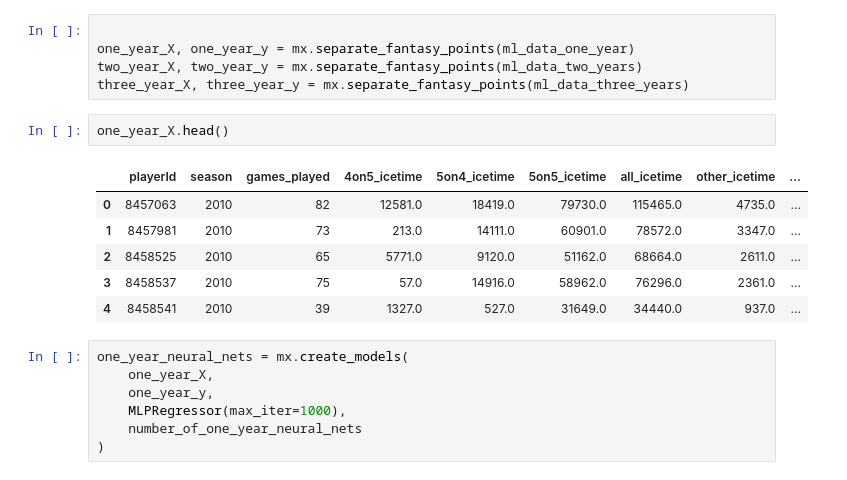
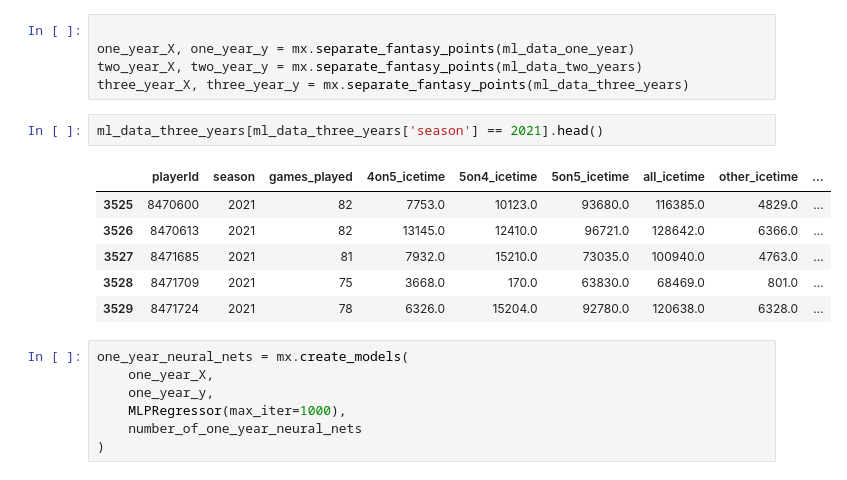
Before and after one commit to chrisberry888/FantasyHockeyAnalyzer, a Jupyter notebook: V2 Fantasy Hockey Analyzer.ipynb, the cells around one changed output. Saved outputs shown, nothing was run; the diff lists cells and outputs as text.

```diff
--- a/V2 Fantasy Hockey Analyzer.ipynb
+++ b/V2 Fantasy Hockey Analyzer.ipynb
@@ -89,14 +89,14 @@ one_year_X, one_year_y = mx.separate_fantasy_points(ml_data_one_year)
 two_year_X, two_year_y = mx.separate_fantasy_points(ml_data_two_years)
 three_year_X, three_year_y = mx.separate_fantasy_points(ml_data_three_years)
 # %%
-one_year_X.head()
+ml_data_three_years[ml_data_three_years['season'] == 2021].head()
 # %% [output]
 |  | playerId | season | games_played | 4on5_icetime | 5on4_icetime | 5on5_icetime | all_icetime | other_icetime | ... |
-| 0 | 8457063 | 2010 | 82 | 12581.0 | 18419.0 | 79730.0 | 115465.0 | 4735.0 | ... |
-| 1 | 8457981 | 2010 | 73 | 213.0 | 14111.0 | 60901.0 | 78572.0 | 3347.0 | ... |
-| 2 | 8458525 | 2010 | 65 | 5771.0 | 9120.0 | 51162.0 | 68664.0 | 2611.0 | ... |
-| 3 | 8458537 | 2010 | 75 | 57.0 | 14916.0 | 58962.0 | 76296.0 | 2361.0 | ... |
-| 4 | 8458541 | 2010 | 39 | 1327.0 | 527.0 | 31649.0 | 34440.0 | 937.0 | ... |
+| 3525 | 8470600 | 2021 | 82 | 7753.0 | 10123.0 | 93680.0 | 116385.0 | 4829.0 | ... |
+| 3526 | 8470613 | 2021 | 82 | 13145.0 | 12410.0 | 96721.0 | 128642.0 | 6366.0 | ... |
+| 3527 | 8471685 | 2021 | 81 | 7932.0 | 15210.0 | 73035.0 | 100940.0 | 4763.0 | ... |
+| 3528 | 8471709 | 2021 | 75 | 3668.0 | 170.0 | 63830.0 | 68469.0 | 801.0 | ... |
+| 3529 | 8471724 | 2021 | 78 | 6326.0 | 15204.0 | 92780.0 | 120638.0 | 6328.0 | ... |
 # %%
 one_year_neural_nets = mx.create_models(
     one_year_X,
```
Also changed, not shown: parts of 2 cells of this notebook, 1 other file.
